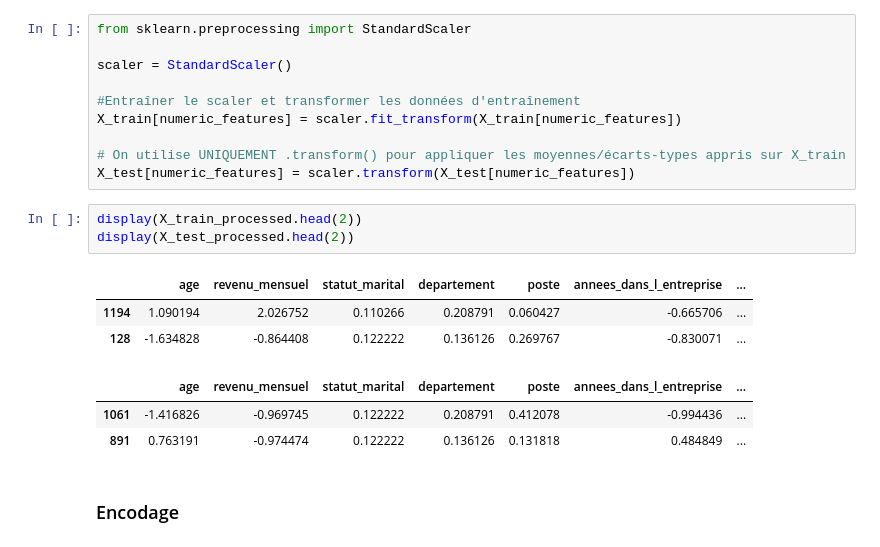
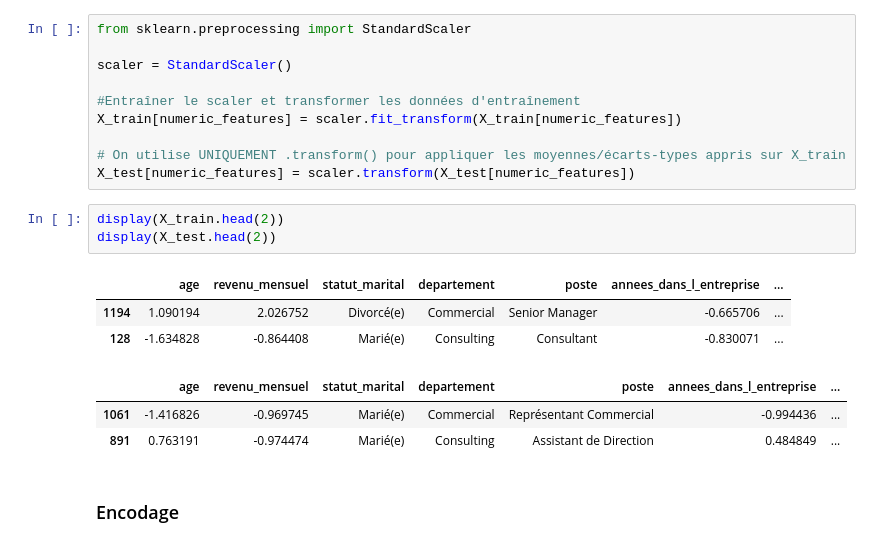
Before and after one commit to BAZAROPH/Projet-4-Classifiez-automatiquement-des-informations, a Jupyter notebook: main.ipynb, the cells around one changed output. Drawn from its saved outputs; the diff is of its cells as text.

Commit message:
Expect - Replace x_train_processed by x_train under scaling

```diff
--- a/main.ipynb
+++ b/main.ipynb
@@ -780,15 +780,15 @@ X_train[numeric_features] = scaler.fit_transform(X_train[numeric_features])
 # On utilise UNIQUEMENT .transform() pour appliquer les moyennes/écarts-types appris sur X_train
 X_test[numeric_features] = scaler.transform(X_test[numeric_features])
 # %%
-display(X_train_processed.head(2))
-display(X_test_processed.head(2))
+display(X_train.head(2))
+display(X_test.head(2))
 # %% [output]
 |  | age | revenu_mensuel | statut_marital | departement | poste | annees_dans_l_entreprise | ... |
-| 1194 | 1.090194 | 2.026752 | 0.110266 | 0.208791 | 0.060427 | -0.665706 | ... |
-| 128 | -1.634828 | -0.864408 | 0.122222 | 0.136126 | 0.269767 | -0.830071 | ... |
+| 1194 | 1.090194 | 2.026752 | Divorcé(e) | Commercial | Senior Manager | -0.665706 | ... |
+| 128 | -1.634828 | -0.864408 | Marié(e) | Consulting | Consultant | -0.830071 | ... |
 |  | age | revenu_mensuel | statut_marital | departement | poste | annees_dans_l_entreprise | ... |
-| 1061 | -1.416826 | -0.969745 | 0.122222 | 0.208791 | 0.412078 | -0.994436 | ... |
-| 891 | 0.763191 | -0.974474 | 0.122222 | 0.136126 | 0.131818 | 0.484849 | ... |
+| 1061 | -1.416826 | -0.969745 | Marié(e) | Commercial | Représentant Commercial | -0.994436 | ... |
+| 891 | 0.763191 | -0.974474 | Marié(e) | Consulting | Assistant de Direction | 0.484849 | ... |
 # %% [markdown]
 ### Encodage
 # %%
```
